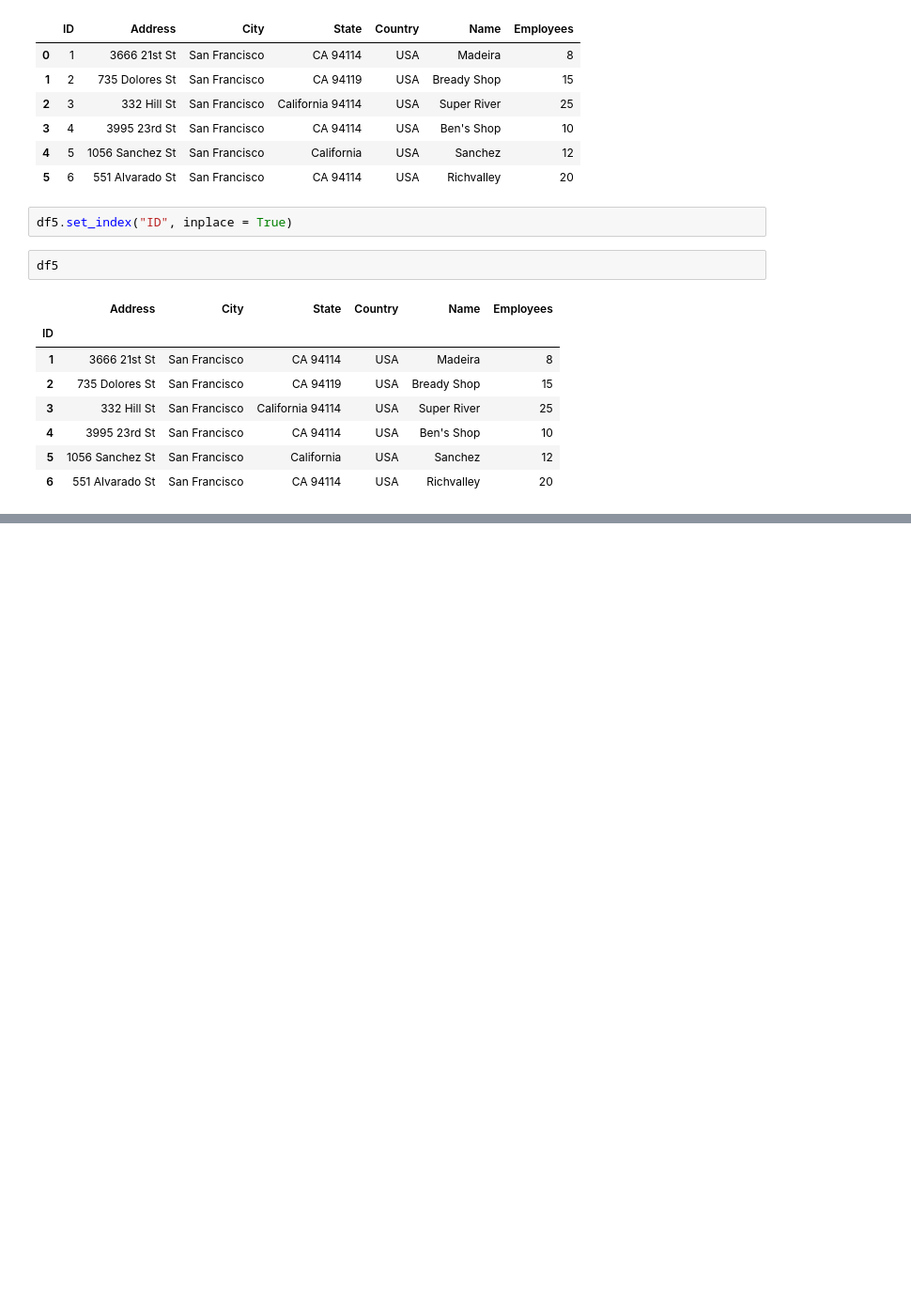
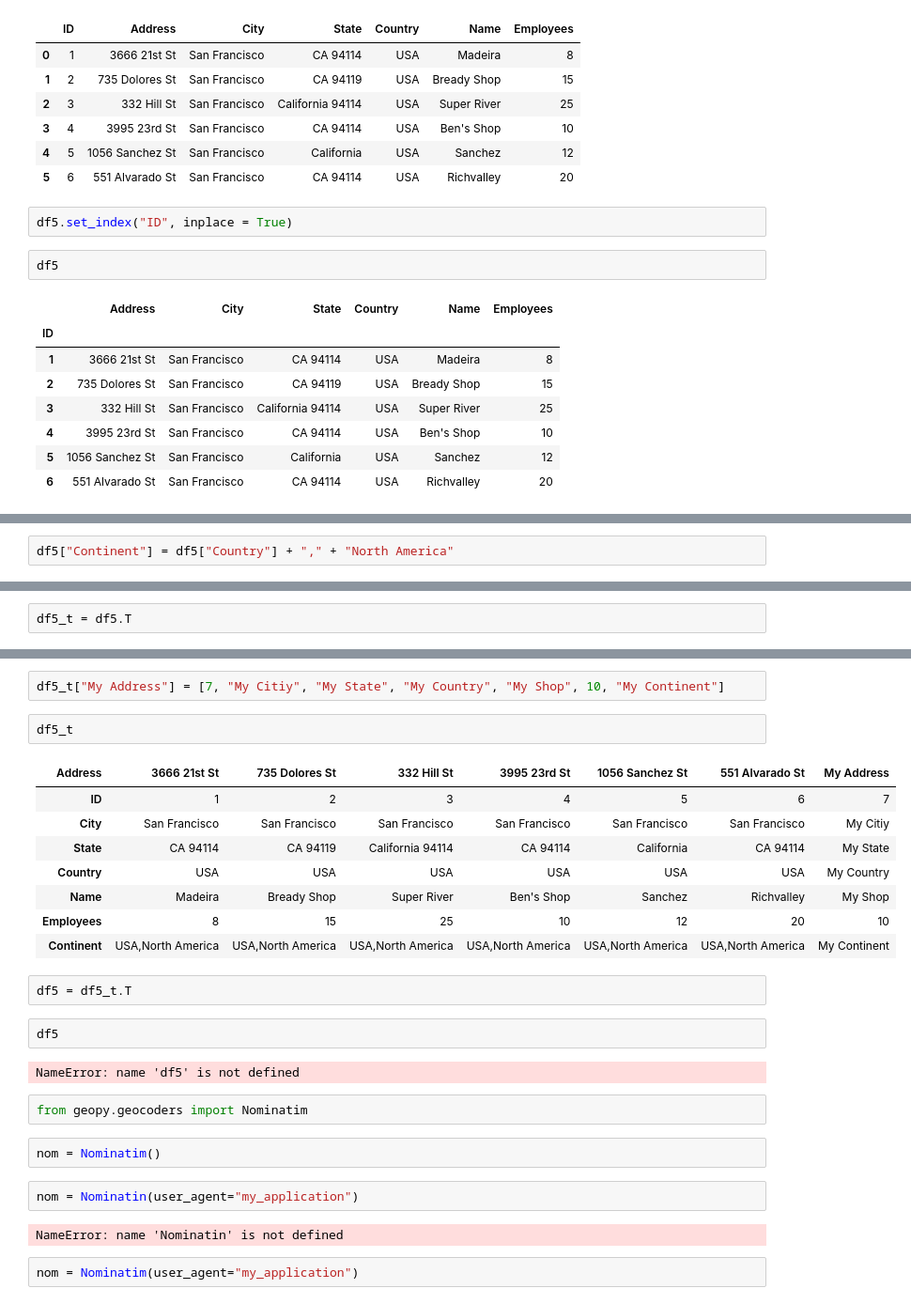
Before and after one commit to ernestoacosta75/python-megacourse, a Jupyter notebook: pandas/Load_Files.ipynb, the cells around one changed output, grey strips where cells are left out. Shown at 94% size. Drawn from its saved outputs; the diff is of its cells as text; blank space fills up the shorter version.

```diff
--- a/pandas/Load_Files.ipynb
+++ b/pandas/Load_Files.ipynb
@@ -96,0 +274,2 @@ df5
+# %%
+df5["Continent"] = df5["Country"] + "," + "North America"
@@ -96,0 +280,2 @@ df5
+# %%
+df5_t = df5.T
@@ -96,0 +293,29 @@ df5
+# %%
+df5_t["My Address"] = [7, "My Citiy", "My State", "My Country", "My Shop", 10, "My Continent"]
+# %%
+df5_t
+# %% [output]
+| Address | 3666 21st St | 735 Dolores St | 332 Hill St | 3995 23rd St | 1056 Sanchez St | 551 Alvarado St | My Address |
+| ID | 1 | 2 | 3 | 4 | 5 | 6 | 7 |
+| City | San Francisco | San Francisco | San Francisco | San Francisco | San Francisco | San Francisco | My Citiy |
+| State | CA 94114 | CA 94119 | California 94114 | CA 94114 | California | CA 94114 | My State |
+| Country | USA | USA | USA | USA | USA | USA | My Country |
+| Name | Madeira | Bready Shop | Super River | Ben's Shop | Sanchez | Richvalley | My Shop |
+| Employees | 8 | 15 | 25 | 10 | 12 | 20 | 10 |
+| Continent | USA,North America | USA,North America | USA,North America | USA,North America | USA,North America | USA,North America | My Continent |
+# %%
+df5 = df5_t.T
+# %%
+df5
+# %% [output]
+NameError: name 'df5' is not defined
+# %%
+from geopy.geocoders import Nominatim
+# %%
+nom = Nominatim()
+# %%
+nom = Nominatin(user_agent="my_application")
+# %% [output]
+NameError: name 'Nominatin' is not defined
+# %%
+nom = Nominatim(user_agent="my_application")
```
Also changed, not shown: parts of 36 cells of this notebook, 1 other file.
